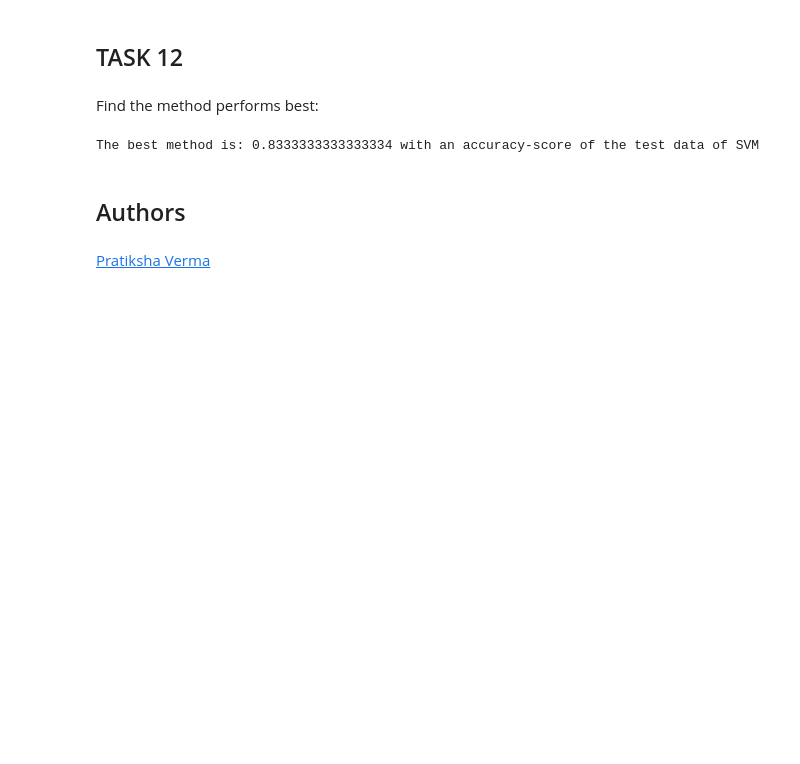
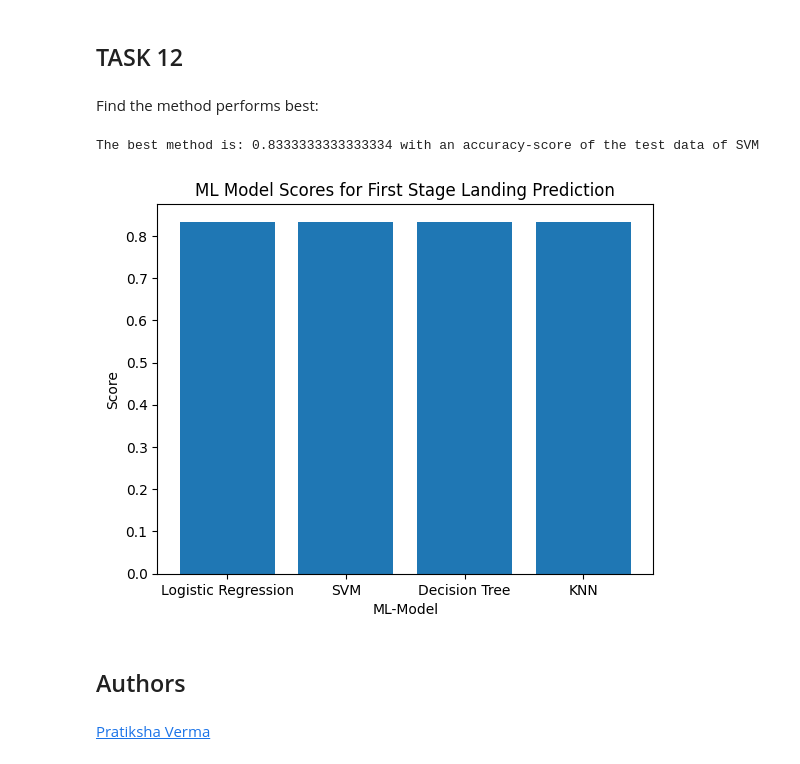
Before and after one commit to aschmidtphil/data-science-portfolio, a Jupyter notebook: data_science_capstone/SpaceX-Machine-Learning-Prediction-Part-5-v1.ipynb, the cells around one changed output. Drawn from its saved outputs; the diff is of its cells as text; code cells hidden in the pictures; blank space fills up the shorter version.

```diff
--- a/data_science_capstone/SpaceX-Machine-Learning-Prediction-Part-5-v1.ipynb
+++ b/data_science_capstone/SpaceX-Machine-Learning-Prediction-Part-5-v1.ipynb
@@ -400,6 +368,15 @@ best_method, best_score = max(zip(scores, methods))
 print(f"The best method is: {best_method} with an accuracy-score of the test data of {best_score}")
 # %% [output]
 The best method is: 0.8333333333333334 with an accuracy-score of the test data of SVM
+# %%
+score_df=pd.DataFrame((zip(methods, scores)), columns=['ML-Model', 'Score']).sort_values('Score', ascending=False)
+plt.bar(x='ML-Model', height='Score', data=score_df)
+plt.title('ML Model Scores for First Stage Landing Prediction')
+plt.xlabel('ML-Model')
+plt.ylabel('Score')
+plt.show()
+# %% [output]
+[figure, added]
 # %% [markdown]
 ## Authors
 # %% [markdown]
```
Also changed, not shown: parts of 10 cells of this notebook, 1 other file.
